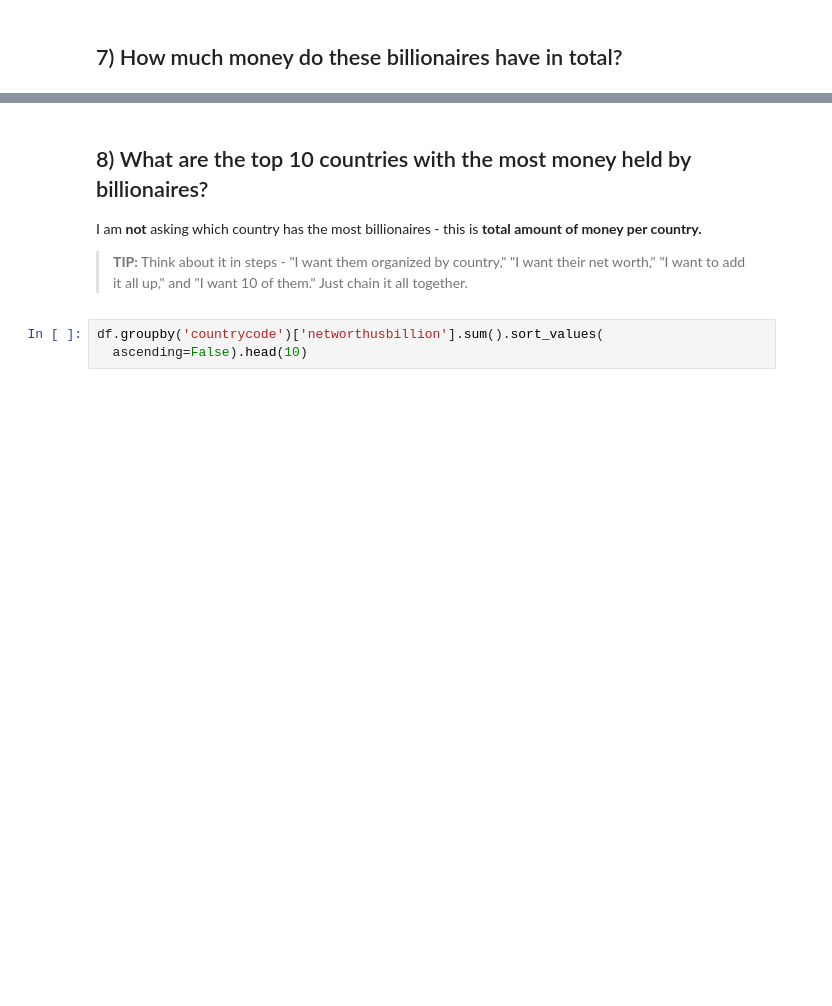
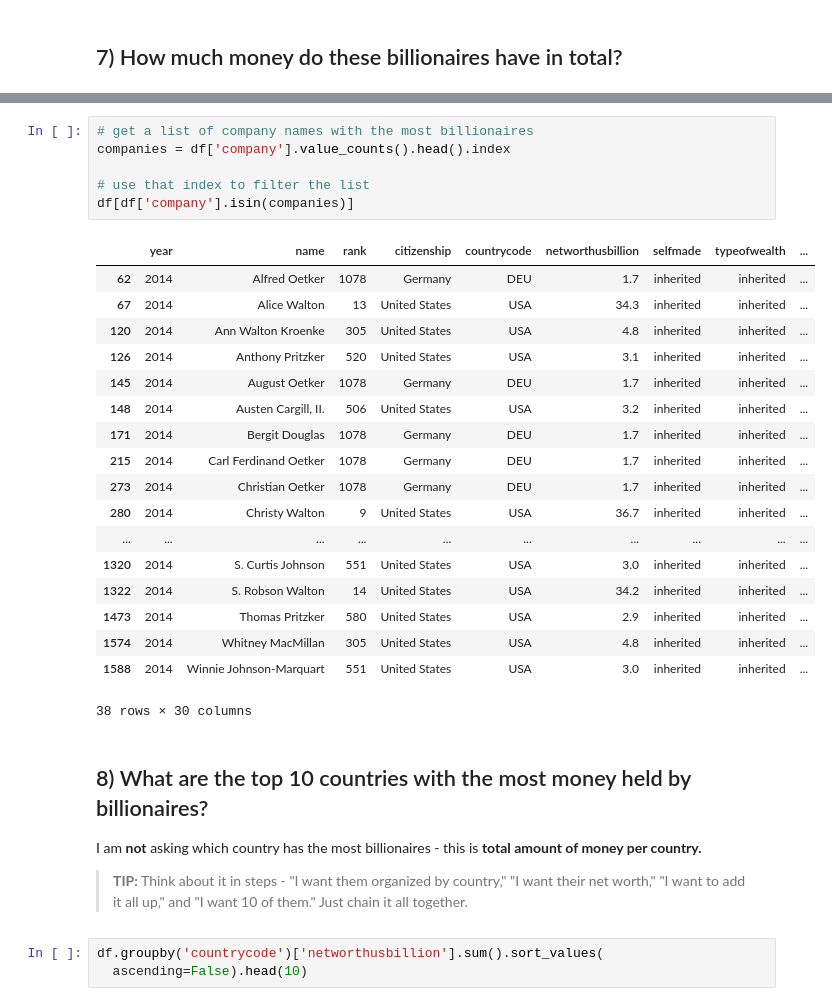
Before and after one commit to xeophin/lede-foundations, a Jupyter notebook: 05-homework/02-Billionaires.ipynb, the cells around one changed output, grey strips where cells are left out. Cells and saved outputs as stored; diff of their text form; blank space fills up the shorter version.

```diff
--- a/05-homework/02-Billionaires.ipynb
+++ b/05-homework/02-Billionaires.ipynb
@@ -171,3 +189,28 @@ df['networthusbillion'].sum()
+# %%
+# get a list of company names with the most billionaires
+companies = df['company'].value_counts().head().index
+
+# use that index to filter the list
+df[df['company'].isin(companies)]
+# %% [output]
+|  | year | name | rank | citizenship | countrycode | networthusbillion | selfmade | typeofwealth | ... |
+| 62 | 2014 | Alfred Oetker | 1078 | Germany | DEU | 1.7 | inherited | inherited | ... |
+| 67 | 2014 | Alice Walton | 13 | United States | USA | 34.3 | inherited | inherited | ... |
+| 120 | 2014 | Ann Walton Kroenke | 305 | United States | USA | 4.8 | inherited | inherited | ... |
+| 126 | 2014 | Anthony Pritzker | 520 | United States | USA | 3.1 | inherited | inherited | ... |
+| 145 | 2014 | August Oetker | 1078 | Germany | DEU | 1.7 | inherited | inherited | ... |
+| 148 | 2014 | Austen Cargill, II. | 506 | United States | USA | 3.2 | inherited | inherited | ... |
+| 171 | 2014 | Bergit Douglas | 1078 | Germany | DEU | 1.7 | inherited | inherited | ... |
+| 215 | 2014 | Carl Ferdinand Oetker | 1078 | Germany | DEU | 1.7 | inherited | inherited | ... |
+| 273 | 2014 | Christian Oetker | 1078 | Germany | DEU | 1.7 | inherited | inherited | ... |
+| 280 | 2014 | Christy Walton | 9 | United States | USA | 36.7 | inherited | inherited | ... |
+| ... | ... | ... | ... | ... | ... | ... | ... | ... | ... |
+| 1320 | 2014 | S. Curtis Johnson | 551 | United States | USA | 3.0 | inherited | inherited | ... |
+| 1322 | 2014 | S. Robson Walton | 14 | United States | USA | 34.2 | inherited | inherited | ... |
+| 1473 | 2014 | Thomas Pritzker | 580 | United States | USA | 2.9 | inherited | inherited | ... |
+| 1574 | 2014 | Whitney MacMillan | 305 | United States | USA | 4.8 | inherited | inherited | ... |
+| 1588 | 2014 | Winnie Johnson-Marquart | 551 | United States | USA | 3.0 | inherited | inherited | ... |
+38 rows × 30 columns
 # %% [markdown]
 ## 8) What are the top 10 countries with the most money held by billionaires?
 
```
Also changed, not shown: parts of 2 cells of this notebook.
